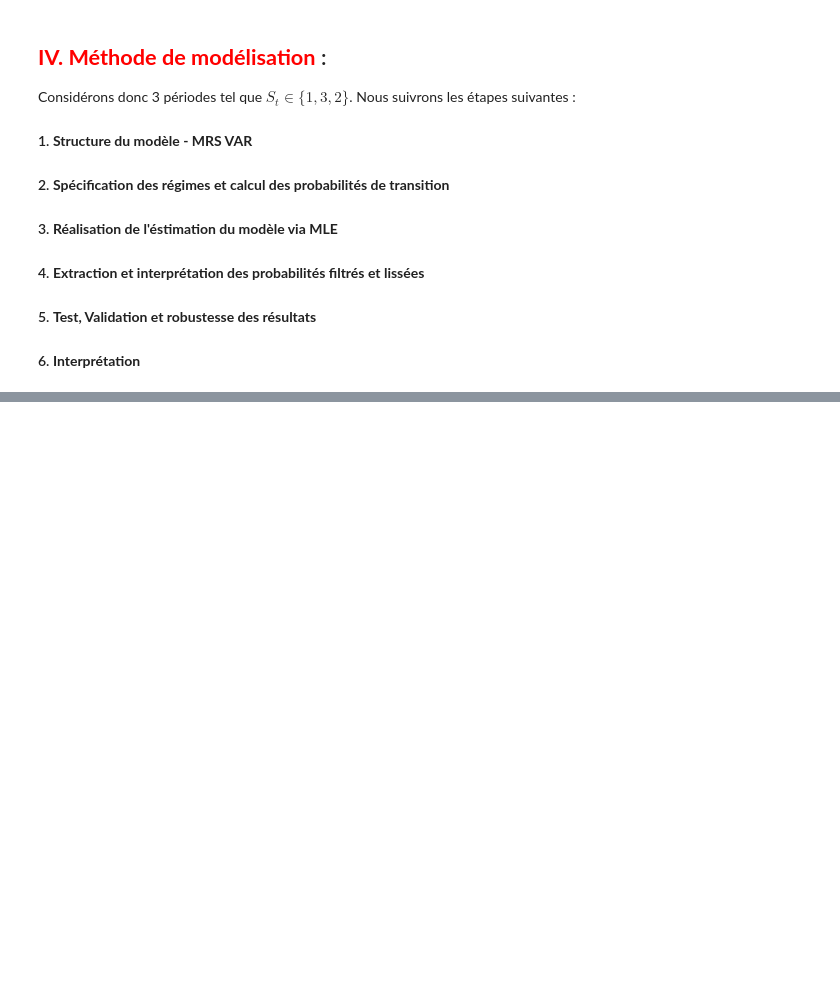
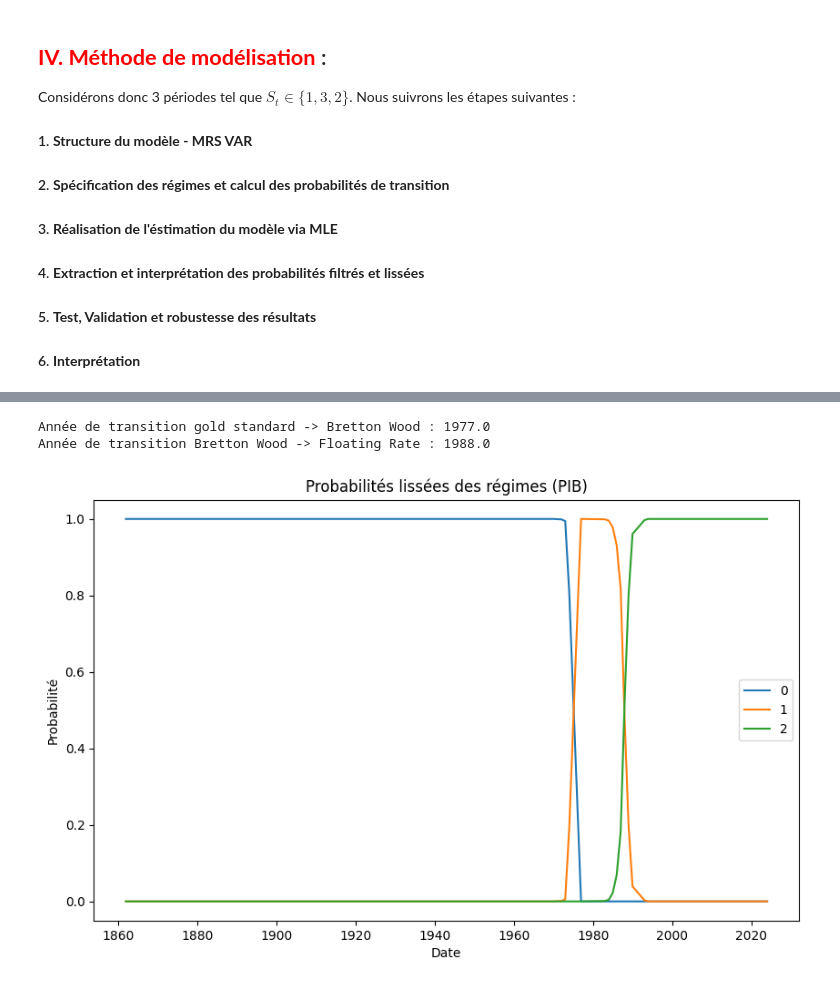
Before and after one commit to TimmGRT/Monetary-Policy-UK-1870-2025, a Jupyter notebook: CODE_ZONE/timeo_code/timeo_code_markov.ipynb, the cells around one changed output, grey strips where cells are left out. Saved outputs shown, nothing was run; the diff lists cells and outputs as text; code cells hidden in the pictures; blank space fills up the shorter version.

```diff
--- a/CODE_ZONE/timeo_code/timeo_code_markov.ipynb
+++ b/CODE_ZONE/timeo_code/timeo_code_markov.ipynb
@@ -167,0 +235,27 @@ $
+# %%
+### MRKOV POUR LE TAUX DE CHANGE
+markov_change = MarkovRegression(e, k_regimes = 3, exog = i, switching_variance = True)
+
+# Estimationd du MLE
+result_change = markov_pib.fit()
+# print(result_change.summary())
+
+# # Matrice de transition
+# print(result_change.transition_matrix)
+
+# Probbailités smoothés
+probs_change = result_change.smoothed_marginal_probabilities
+
+print(f"Année de transition gold standard -> Bretton Wood : {probs_change.index[probs_change[0] < probs_change[1]].min()}")
+print(f"Année de transition Bretton Wood -> Floating Rate : {probs_change.index[(probs_change.index > 1900.0) & (probs_change[1] < probs_change[2])].min()}")
+
+#Plot des résultats des probabilités lissés
+probs_change.plot(figsize=(10,6))
+plt.title("Probabilités lissées des régimes (PIB)")
+plt.xlabel("Date")
+plt.ylabel("Probabilité")
+plt.show()
+# %% [output]
+Année de transition gold standard -> Bretton Wood : 1977.0
+Année de transition Bretton Wood -> Floating Rate : 1988.0
+[figure, added]
```
Also changed, not shown: parts of 9 cells of this notebook.
